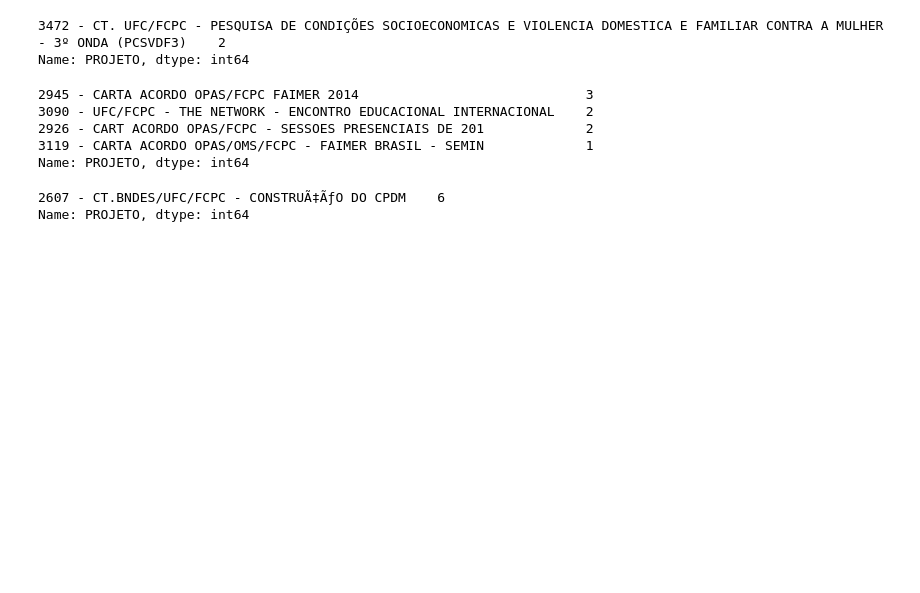
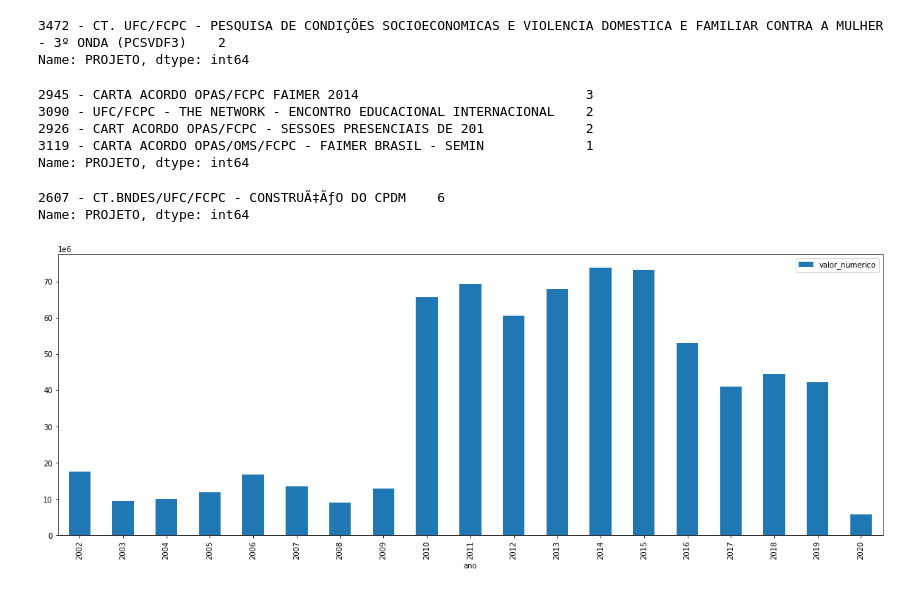
Before and after one commit to tmalveirac/fcpc, a Jupyter notebook: fcpc_analise_projetos.ipynb, the cells around one changed output. Saved outputs shown, nothing was run; the diff lists cells and outputs as text; code cells hidden in the pictures; blank space fills up the shorter version.

```diff
--- a/fcpc_analise_projetos.ipynb
+++ b/fcpc_analise_projetos.ipynb
@@ -434,3 +434,10 @@ df.query('NOME == "PROJLAB INDUSTRIA E COMERCIO P"')['PROJETO'].value_counts()
 # %% [output]
 2607 - CT.BNDES/UFC/FCPC - CONSTRUÃ‡ÃƒO DO CPDM    6
 Name: PROJETO, dtype: int64
+# %%
+#Gasto histórico
+df.groupby('ano').sum().plot(kind='bar')
+plt.ticklabel_format(axis="y", style="sci", scilimits=(6,6)) #Em milhões
+plt.show()
+# %% [output]
+[figure, added]
```
